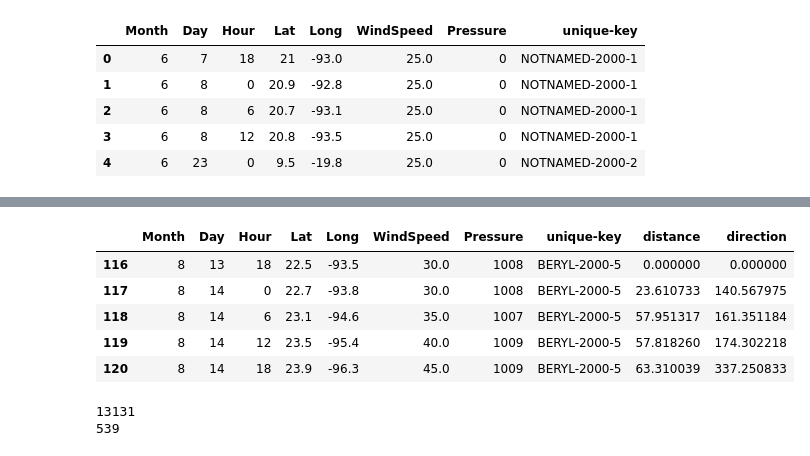
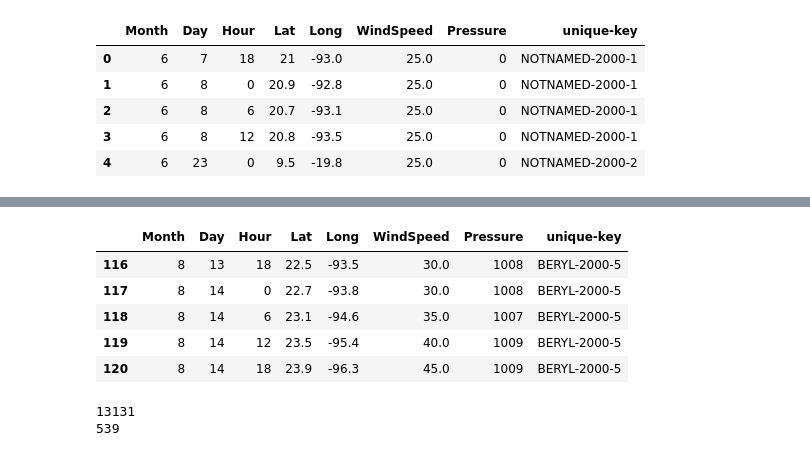
Before and after one commit to sheilaalemany/hurricane-rnn, a Jupyter notebook: hurricane-rnn.ipynb, the cells around one changed output, grey strips where cells are left out. Saved outputs shown, nothing was run; the diff lists cells and outputs as text; code cells hidden in the pictures.

```diff
--- a/hurricane-rnn.ipynb
+++ b/hurricane-rnn.ipynb
@@ -119,24 +170,25 @@ data.describe()
 # %%
 cond = (hurricane_amount > 6) & (hurricane_amount < 60)
 keys25 = []
 
 for x in cond.index:
     if cond.loc[x][0]:
         keys25.append(keys[x][1])
 
 word2keys = {}
 for x in keys:
     word2keys[x[1]] = x[0]
 
 data = data[data['unique-key'].isin(keys25)]
+keys = list(enumerate(pd.unique(data['unique-key'])))
 data.head()
 # %% [output]
-|  | Month | Day | Hour | Lat | Long | WindSpeed | Pressure | unique-key | distance | direction |
-| 116 | 8 | 13 | 18 | 22.5 | -93.5 | 30.0 | 1008 | BERYL-2000-5 | 0.000000 | 0.000000 |
-| 117 | 8 | 14 | 0 | 22.7 | -93.8 | 30.0 | 1008 | BERYL-2000-5 | 23.610733 | 140.567975 |
-| 118 | 8 | 14 | 6 | 23.1 | -94.6 | 35.0 | 1007 | BERYL-2000-5 | 57.951317 | 161.351184 |
-| 119 | 8 | 14 | 12 | 23.5 | -95.4 | 40.0 | 1009 | BERYL-2000-5 | 57.818260 | 174.302218 |
-| 120 | 8 | 14 | 18 | 23.9 | -96.3 | 45.0 | 1009 | BERYL-2000-5 | 63.310039 | 337.250833 |
+|  | Month | Day | Hour | Lat | Long | WindSpeed | Pressure | unique-key |
+| 116 | 8 | 13 | 18 | 22.5 | -93.5 | 30.0 | 1008 | BERYL-2000-5 |
+| 117 | 8 | 14 | 0 | 22.7 | -93.8 | 30.0 | 1008 | BERYL-2000-5 |
+| 118 | 8 | 14 | 6 | 23.1 | -94.6 | 35.0 | 1007 | BERYL-2000-5 |
+| 119 | 8 | 14 | 12 | 23.5 | -95.4 | 40.0 | 1009 | BERYL-2000-5 |
+| 120 | 8 | 14 | 18 | 23.9 | -96.3 | 45.0 | 1009 | BERYL-2000-5 |
 # %%
 # Total amount of data tuples
 total_data_count = len(data)
```
Also changed, not shown: parts of 10 cells of this notebook, 1 other file.
